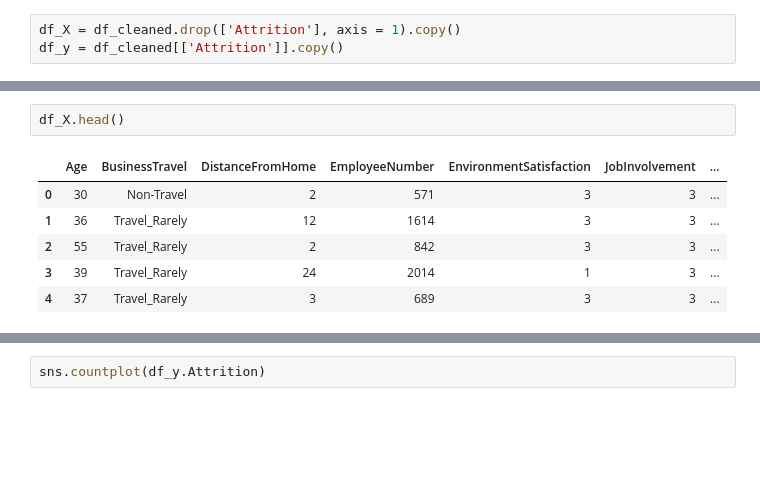
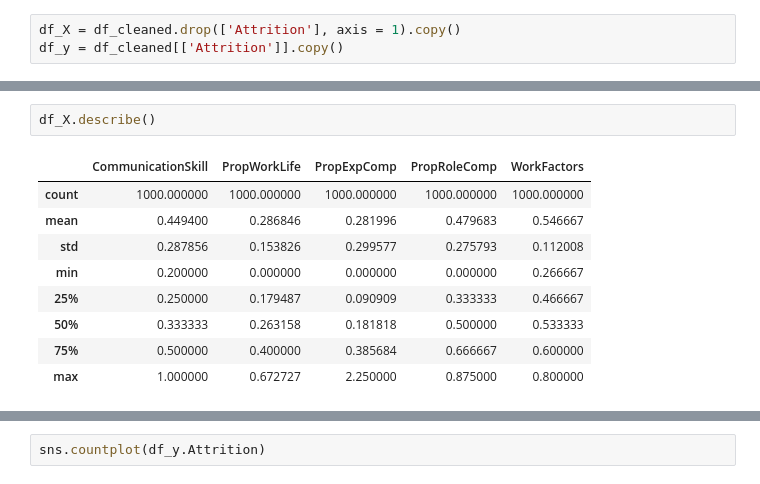
Before and after one commit to falcolf/Employee_Attrition, a Jupyter notebook: Catboost.ipynb, the cells around one changed output, grey strips where cells are left out. Cells and saved outputs as stored; diff of their text form; blank space fills up the shorter version.

```diff
--- a/Catboost.ipynb
+++ b/Catboost.ipynb
@@ -90,9 +216,12 @@ cat_cols
 # %%
-df_X.head()
+df_X.describe()
 # %% [output]
-|  | Age | BusinessTravel | DistanceFromHome | EmployeeNumber | EnvironmentSatisfaction | JobInvolvement | ... |
-| 0 | 30 | Non-Travel | 2 | 571 | 3 | 3 | ... |
-| 1 | 36 | Travel_Rarely | 12 | 1614 | 3 | 3 | ... |
-| 2 | 55 | Travel_Rarely | 2 | 842 | 3 | 3 | ... |
-| 3 | 39 | Travel_Rarely | 24 | 2014 | 1 | 3 | ... |
-| 4 | 37 | Travel_Rarely | 3 | 689 | 3 | 3 | ... |
+|  | CommunicationSkill | PropWorkLife | PropExpComp | PropRoleComp | WorkFactors |
+| count | 1000.000000 | 1000.000000 | 1000.000000 | 1000.000000 | 1000.000000 |
+| mean | 0.449400 | 0.286846 | 0.281996 | 0.479683 | 0.546667 |
+| std | 0.287856 | 0.153826 | 0.299577 | 0.275793 | 0.112008 |
+| min | 0.200000 | 0.000000 | 0.000000 | 0.000000 | 0.266667 |
+| 25% | 0.250000 | 0.179487 | 0.090909 | 0.333333 | 0.466667 |
+| 50% | 0.333333 | 0.263158 | 0.181818 | 0.500000 | 0.533333 |
+| 75% | 0.500000 | 0.400000 | 0.385684 | 0.666667 | 0.600000 |
+| max | 1.000000 | 0.672727 | 2.250000 | 0.875000 | 0.800000 |
```
Also changed, not shown: parts of 43 cells of this notebook, 4 other files.
